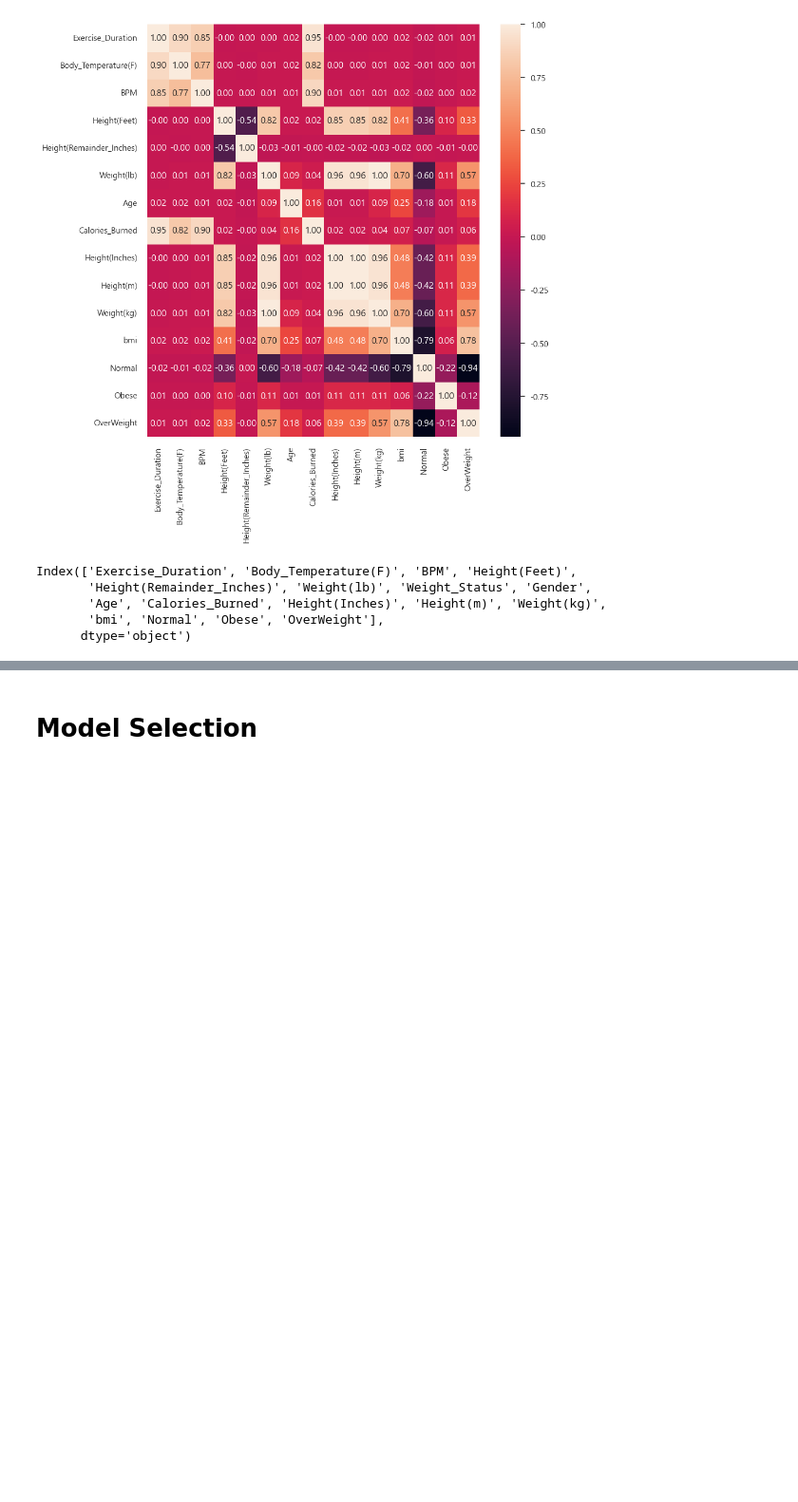
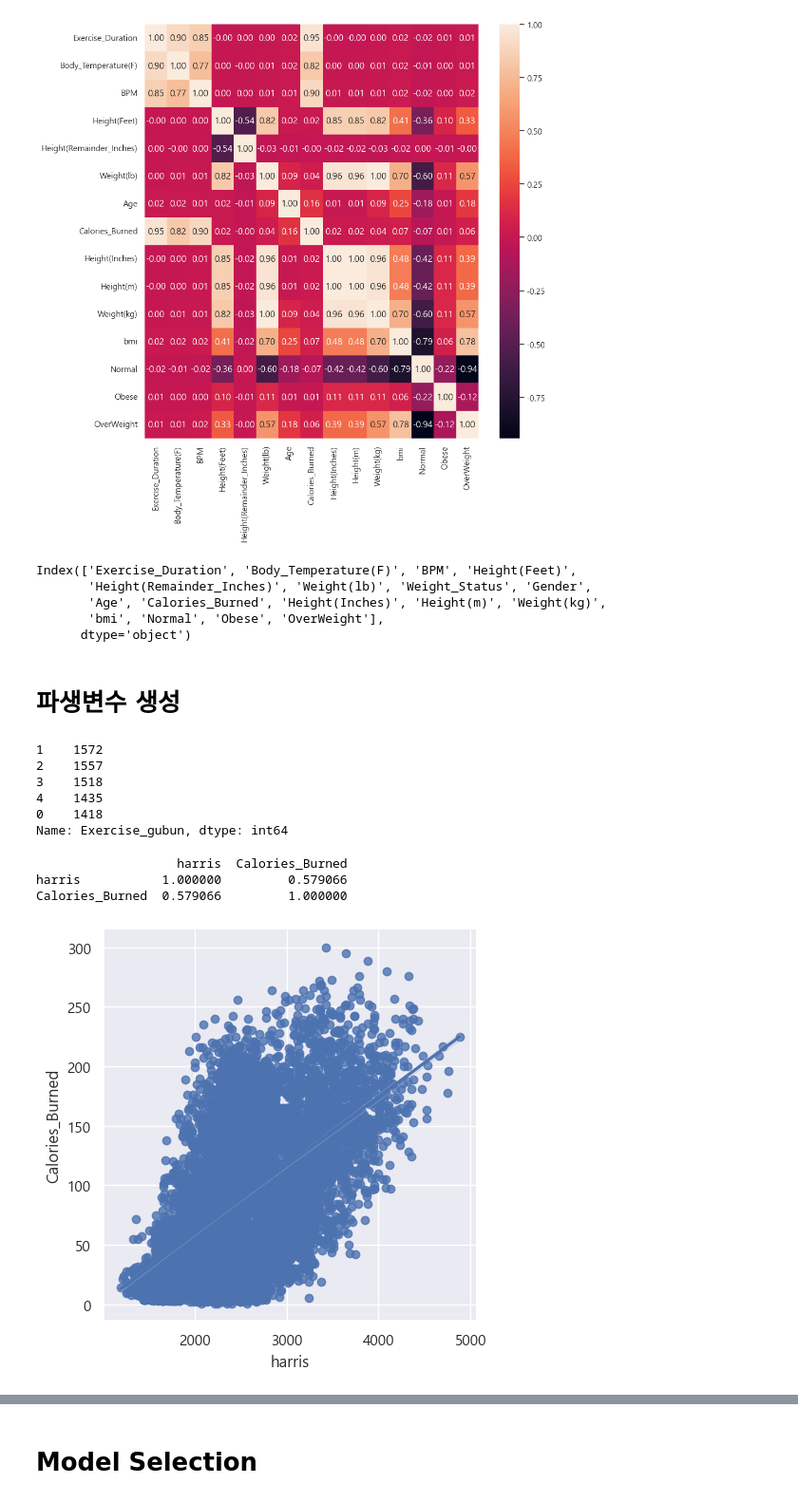
Before and after one commit to ar-kim2/DataScience_Competition, a Jupyter notebook: CAL_CONSUM/EDA_Model_train.ipynb, the cells around one changed output, grey strips where cells are left out. Shown at 95% size. Drawn from its saved outputs; the diff is of its cells as text; code cells hidden in the pictures; blank space fills up the shorter version.

Commit message:
add harris, miflin feature

```diff
--- a/CAL_CONSUM/EDA_Model_train.ipynb
+++ b/CAL_CONSUM/EDA_Model_train.ipynb
@@ -169,3 +169,50 @@ Index(['Exercise_Duration', 'Body_Temperature(F)', 'BPM', 'Height(Feet)',
 # %%
 train['Gender'] = train['Gender'].replace(['F','M'], [0, 1])
 test['Gender'] = test['Gender'].replace(['F','M'], [0, 1])
+# %% [markdown]
+# 파생변수 생성
+# %%
+min_ex = min(train['Exercise_Duration'])
+max_ex = max(train['Exercise_Duration'])
+ex_range = max_ex- min_ex
+# min_ex, max_ex, ex_range
+train['Exercise_gubun'] = pd.cut(train['Exercise_Duration'], [0, min_ex+(0.2*ex_range), min_ex+(0.4*ex_range), min_ex+(0.6*ex_range), min_ex+(0.8*ex_range), max_ex+10])
+train['Exercise_gubun'] = train['Exercise_gubun'].astype('category').cat.codes
+
+test['Exercise_gubun'] = pd.cut(test['Exercise_Duration'], [0, min_ex+(0.2*ex_range), min_ex+(0.4*ex_range), min_ex+(0.6*ex_range), min_ex+(0.8*ex_range), max_ex+10])
+test['Exercise_gubun'] = test['Exercise_gubun'].astype('category').cat.codes
+
+train['Exercise_gubun'].value_counts()
+# %% [output]
+1    1572
+2    1557
+3    1518
+4    1435
+0    1418
+Name: Exercise_gubun, dtype: int64
+# %%
+# 기초대사량 계산 Harris Benedict (해리스 베네딕트 방정식)
+# 남자: 66.5 + (13.75 X 체중 kg) + (5.003 X 키 cm) - (6.75 X 나이)
+# 여자: 655.1 + (9.563 X 체중 kg) + (1.850 X 키 cm) - (4.676 X 나이)
+
+train['harris'] = np.where(train['Gender']==0, 655.1 + (9.563*train['Weight(kg)']) + (185 * train['Height(m)'])-(4.676*train['Age'])
+                           , 66.5 + (13.75*train['Weight(kg)']) + (500.3 * train['Height(m)'])-(6.75*train['Age']))
+test['harris'] = np.where(test['Gender']==0, 655.1 + (9.563*test['Weight(kg)']) + (185 * test['Height(m)'])-(4.676*test['Age'])
+                           , 66.5 + (13.75*test['Weight(kg)']) + (500.3 * test['Height(m)'])-(6.75*test['Age']))
+# %%
+# 좌식(운동을 거의 또는 전혀 하지 않음): calories = BMR × 1.2;
+# 가벼운 활동(가벼운 운동/스포츠 1-3일/주): calories = BMR × 1.375;
+# 적당히 활동적(중간 정도의 운동/스포츠 3-5일/주): calories = BMR × 1.55;
+# 매우 활동적(일주일에 6-7일 격렬한 운동/스포츠): calories = BMR × 1.725; 그리고
+# 매우 활동적인 경우(매우 힘든 운동/스포츠 및 육체노동): calories = BMR × 1.9.
+
+exidx = train[train['Exercise_gubun']==0].index
+train.loc[exidx, 'harris'] = train.loc[exidx, 'harris']*1.2
+exidx = train[train['Exercise_gubun']==1].index
+train.loc[exidx, 'harris'] = train.loc[exidx, 'harris']*1.375
+exidx = train[train['Exercise_gubun']==2].index
+train.loc[exidx, 'harris'] = train.loc[exidx, 'harris']*1.55
+exidx = train[train['Exercise_gubun']==3].index
+train.loc[exidx, 'harris'] = train.loc[exidx, 'harris']*1.725
+exidx = train[train['Exercise_gubun']==4].index
+train.loc[exidx, 'harris'] = train.loc[exidx, 'harris']*1.9
@@ -171,0 +230,9 @@ test['Gender'] = test['Gender'].replace(['F','M'], [0, 1])
+# %%
+print(train[['harris','Calories_Burned']].corr())
+sns.lmplot(train, x = 'harris', y='Calories_Burned')
+plt.show()
+# %% [output]
+                   harris  Calories_Burned
+harris           1.000000         0.579066
+Calories_Burned  0.579066         1.000000
+[figure, added]
```
Also changed, not shown: parts of 13 cells of this notebook.
